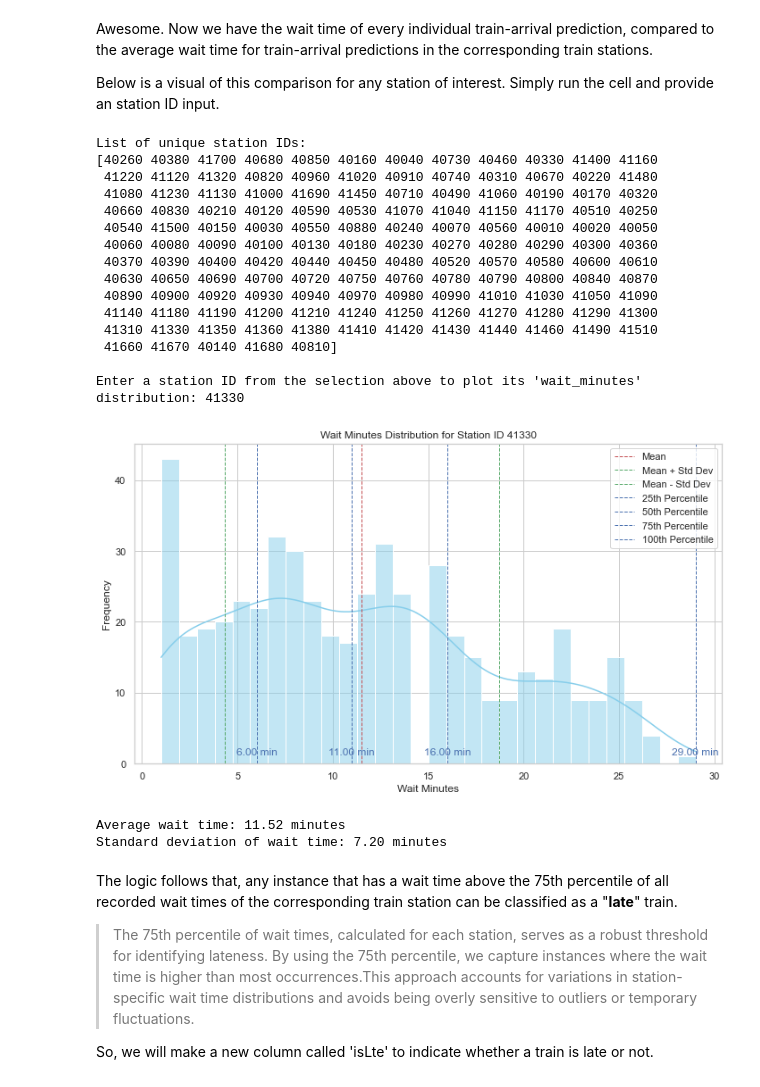
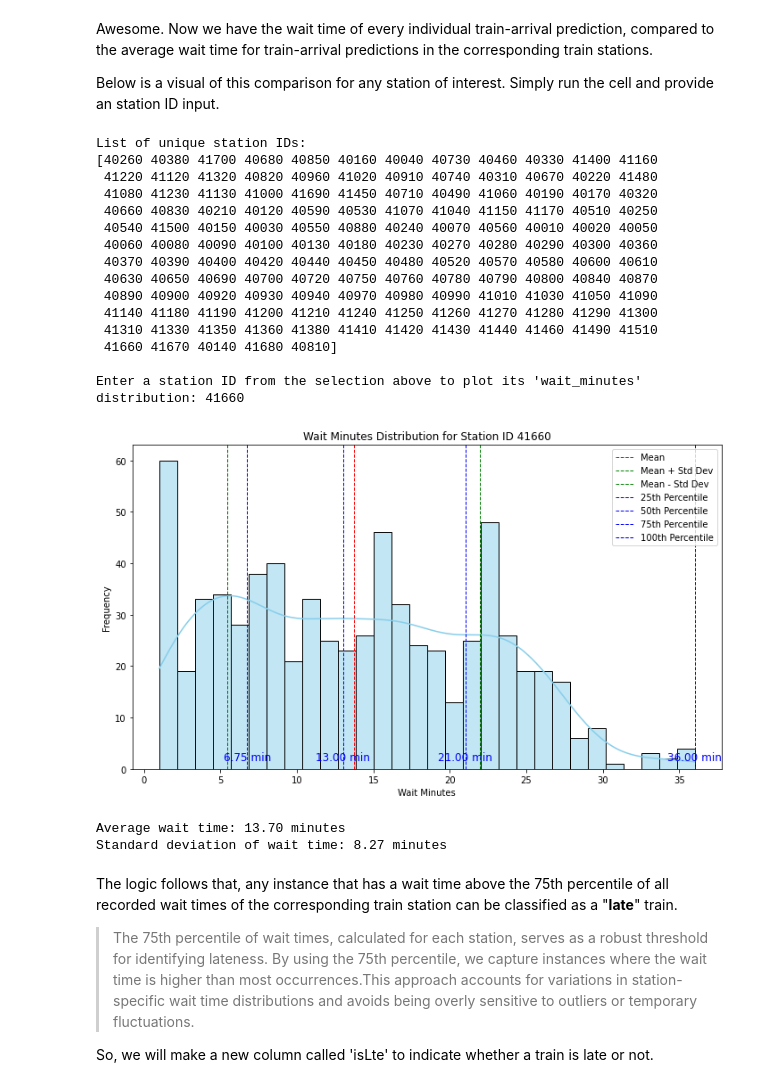
Before and after one commit to simonhui1/CTA-TimeGuard, a Jupyter notebook: index_organized.ipynb, the cells around one changed output. Saved outputs shown, nothing was run; the diff lists cells and outputs as text; code cells hidden in the pictures.

```diff
--- a/index_organized.ipynb
+++ b/index_organized.ipynb
@@ -367,9 +406,6 @@ std_wait = selected_station_df['wait_minutes'].std()
 # Calculate percentiles
 percentiles = [25, 50, 75, 100]
 percentile_values = np.percentile(selected_station_df['wait_minutes'], percentiles)
-
-# Set the Seaborn style
-sns.set(style="whitegrid")
 
 # Create the distribution plot using Seaborn
 plt.figure(figsize=(10, 6))
@@ -380,37 +416,37 @@ plt.axvline(mean_wait - std_wait, color='g', linestyle='dashed', linewidth=1, la
 
 # Add percentile indicators
 for p, value in zip(percentiles, percentile_values):
     plt.axvline(value, color='b', linestyle='dashed', linewidth=1, label=f'{p}th Percentile')
     plt.annotate(f'{value:.2f} min', (value, 0), textcoords="offset points", xytext=(0,10), ha='center', fontsize=12, color='b')
 
 plt.xlabel('Wait Minutes')
 plt.ylabel('Frequency')
 plt.title(f'Wait Minutes Distribution for Station ID {station_id_input}')
 plt.legend()
 plt.tight_layout()
 plt.show()
 
 print(f"Average wait time: {mean_wait:.2f} minutes")
 print(f"Standard deviation of wait time: {std_wait:.2f} minutes")
 # %% [output]
 List of unique station IDs:
 [40260 40380 41700 40680 40850 40160 40040 40730 40460 40330 41400 41160
  41220 41120 41320 40820 40960 41020 40910 40740 40310 40670 40220 41480
  41080 41230 41130 41000 41690 41450 40710 40490 41060 40190 40170 40320
  40660 40830 40210 40120 40590 40530 41070 41040 41150 41170 40510 40250
  40540 41500 40150 40030 40550 40880 40240 40070 40560 40010 40020 40050
  40060 40080 40090 40100 40130 40180 40230 40270 40280 40290 40300 40360
  40370 40390 40400 40420 40440 40450 40480 40520 40570 40580 40600 40610
  40630 40650 40690 40700 40720 40750 40760 40780 40790 40800 40840 40870
  40890 40900 40920 40930 40940 40970 40980 40990 41010 41030 41050 41090
  41140 41180 41190 41200 41210 41240 41250 41260 41270 41280 41290 41300
  41310 41330 41350 41360 41380 41410 41420 41430 41440 41460 41490 41510
  41660 41670 40140 41680 40810]
 
-Enter a station ID from the selection above to plot its 'wait_minutes' distribution: 41330
+Enter a station ID from the selection above to plot its 'wait_minutes' distribution: 41660
-[figure, old version]
+[figure, new version]
-Average wait time: 11.52 minutes
-Standard deviation of wait time: 7.20 minutes
+Average wait time: 13.70 minutes
+Standard deviation of wait time: 8.27 minutes
 # %% [markdown]
 The logic follows that, any instance that has a wait time above the 75th percentile of all recorded wait times of the corresponding train station can be classified as a "**late**" train.
 >The 75th percentile of wait times, calculated for each station, serves as a robust threshold for identifying lateness. By using the 75th percentile, we capture instances where the wait time is higher than most occurrences.This approach accounts for variations in station-specific wait time distributions and avoids being overly sensitive to outliers or temporary fluctuations.
```
Also changed, not shown: parts of 62 cells of this notebook.
